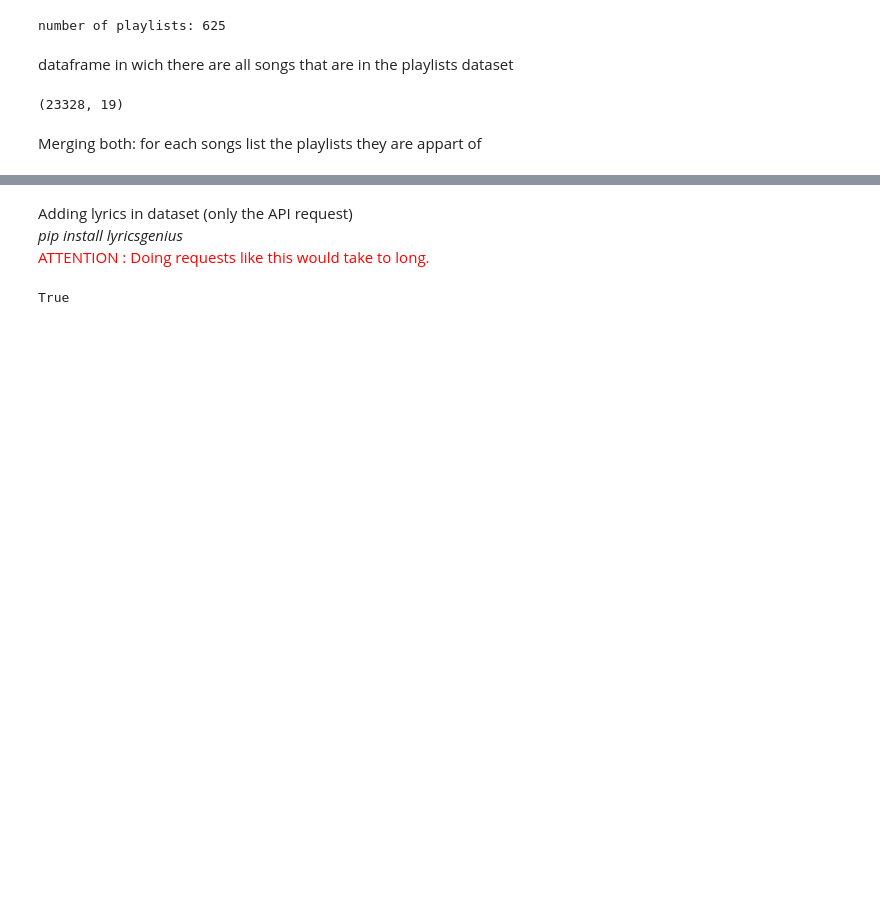
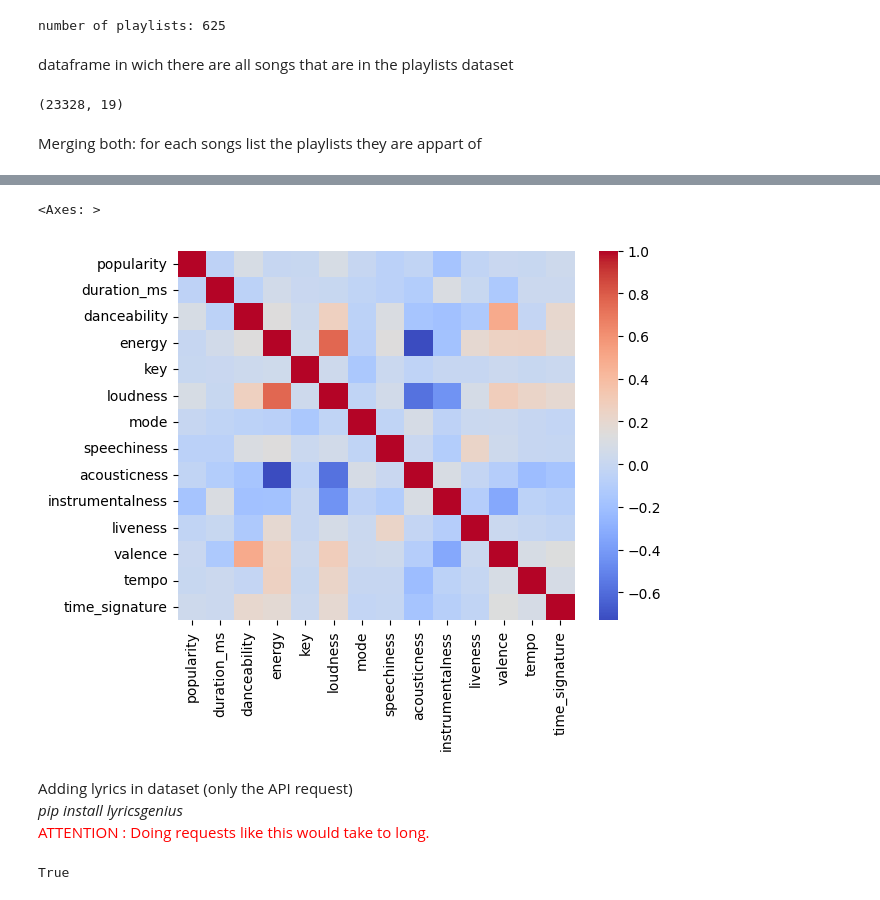
Before and after one commit to TfAplo/DALAS-Project, a Jupyter notebook: Data_collection.ipynb, the cells around one changed output, grey strips where cells are left out. Drawn from its saved outputs; the diff is of its cells as text; code cells hidden in the pictures; blank space fills up the shorter version.

```diff
--- a/Data_collection.ipynb
+++ b/Data_collection.ipynb
@@ -237,3 +280,11 @@ track_playlists.head()
+# %%
+
+only_numeric = track_playlists.select_dtypes(include=['number'])
+corr = only_numeric.corr()
+sns.heatmap(corr, cmap='coolwarm')
+# %% [output]
+<Axes: >
+[figure, added]
 # %% [markdown]
 Adding lyrics in dataset (only the API request)
 *pip install lyricsgenius*
```
Also changed, not shown: parts of 4 cells of this notebook.
